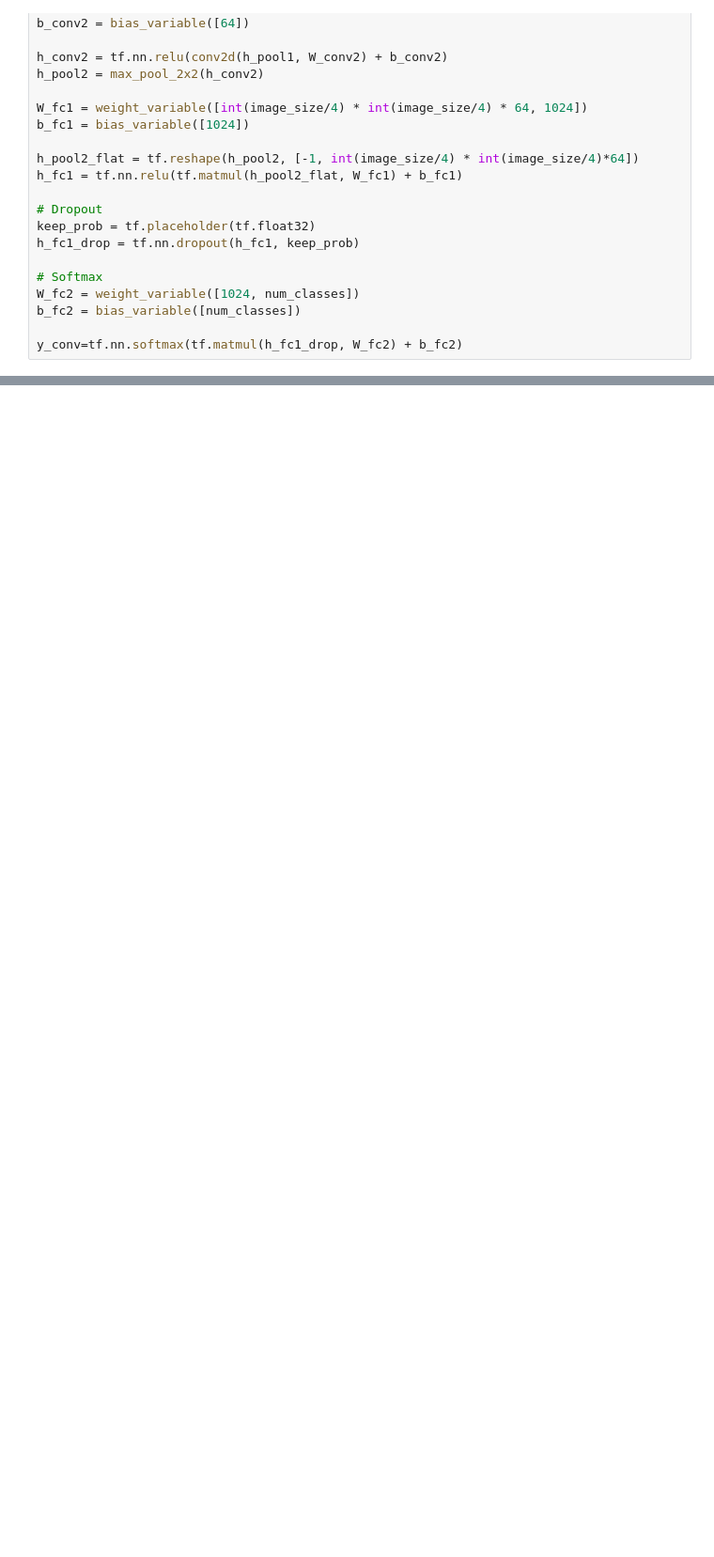
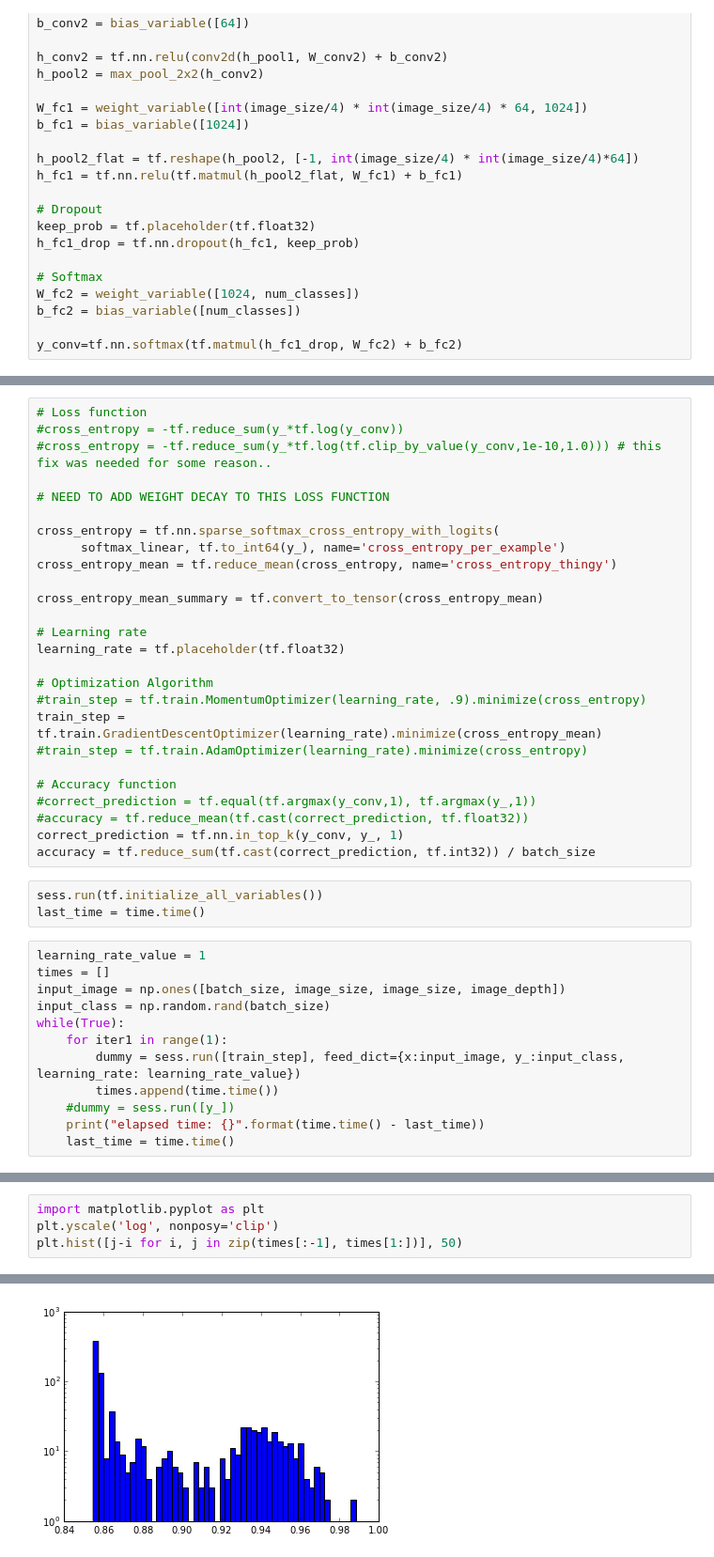
Before and after one commit to xkuang/notebooks, a Jupyter notebook: deep_learning/tensorflow/Untitled.ipynb, the cells around one changed output, grey strips where cells are left out. Shown at 94% size. Saved outputs shown, nothing was run; the diff lists cells and outputs as text; blank space fills up the shorter version.

Commit message:
lots of tensorflow updates

```diff
--- a/deep_learning/tensorflow/Untitled.ipynb
+++ b/deep_learning/tensorflow/Untitled.ipynb
@@ -68,0 +270,41 @@ y_conv=tf.nn.softmax(tf.matmul(h_fc1_drop, W_fc2) + b_fc2)
+# %%
+# Loss function
+#cross_entropy = -tf.reduce_sum(y_*tf.log(y_conv))
+#cross_entropy = -tf.reduce_sum(y_*tf.log(tf.clip_by_value(y_conv,1e-10,1.0))) # this fix was needed for some reason..
+
+# NEED TO ADD WEIGHT DECAY TO THIS LOSS FUNCTION
+
+cross_entropy = tf.nn.sparse_softmax_cross_entropy_with_logits(
+      softmax_linear, tf.to_int64(y_), name='cross_entropy_per_example')
+cross_entropy_mean = tf.reduce_mean(cross_entropy, name='cross_entropy_thingy')
+
+cross_entropy_mean_summary = tf.convert_to_tensor(cross_entropy_mean)
+
+# Learning rate
+learning_rate = tf.placeholder(tf.float32)
+
+# Optimization Algorithm
+#train_step = tf.train.MomentumOptimizer(learning_rate, .9).minimize(cross_entropy)
+train_step = tf.train.GradientDescentOptimizer(learning_rate).minimize(cross_entropy_mean)
+#train_step = tf.train.AdamOptimizer(learning_rate).minimize(cross_entropy)
+
+# Accuracy function
+#correct_prediction = tf.equal(tf.argmax(y_conv,1), tf.argmax(y_,1))
+#accuracy = tf.reduce_mean(tf.cast(correct_prediction, tf.float32))
+correct_prediction = tf.nn.in_top_k(y_conv, y_, 1)
+accuracy = tf.reduce_sum(tf.cast(correct_prediction, tf.int32)) / batch_size
+# %%
+sess.run(tf.initialize_all_variables())
+last_time = time.time()
+# %%
+learning_rate_value = 1
+times = []
+input_image = np.ones([batch_size, image_size, image_size, image_depth])
+input_class = np.random.rand(batch_size)
+while(True):
+    for iter1 in range(1):
+        dummy = sess.run([train_step], feed_dict={x:input_image, y_:input_class, learning_rate: learning_rate_value})
+        times.append(time.time())
+    #dummy = sess.run([y_])
+    print("elapsed time: {}".format(time.time() - last_time))
+    last_time = time.time()
@@ -68,0 +330,5 @@ y_conv=tf.nn.softmax(tf.matmul(h_fc1_drop, W_fc2) + b_fc2)
+# %%
+import matplotlib.pyplot as plt
+plt.yscale('log', nonposy='clip')
+plt.hist([j-i for i, j in zip(times[:-1], times[1:])], 50)
+# %% [output]
@@ -68,0 +353 @@ y_conv=tf.nn.softmax(tf.matmul(h_fc1_drop, W_fc2) + b_fc2)
+[figure, added]
```
Also changed, not shown: parts of 32 cells of this notebook, 10 other files.
